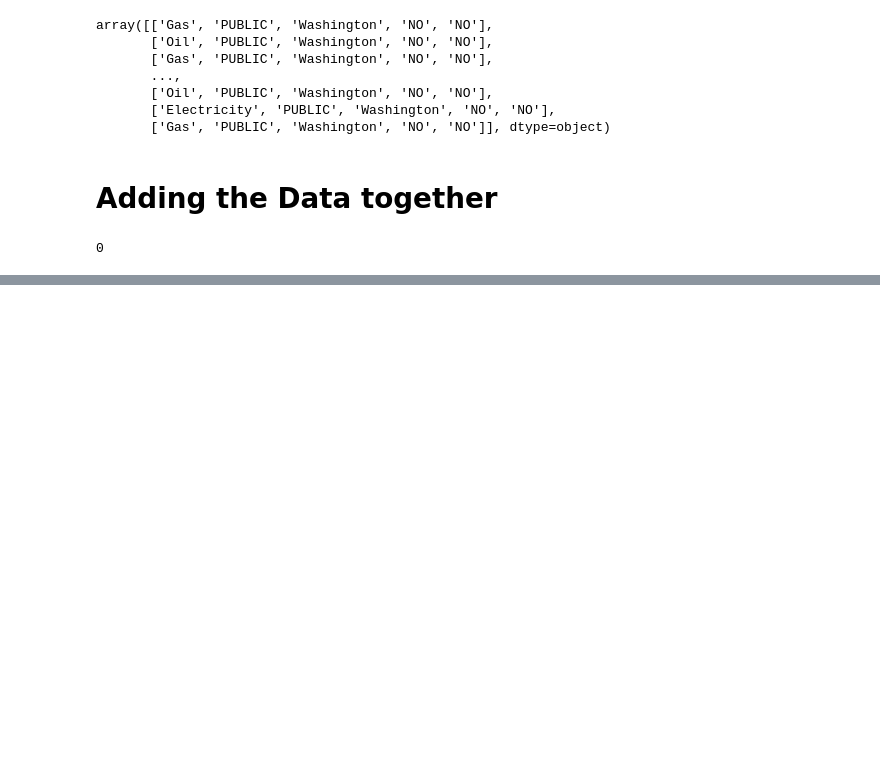
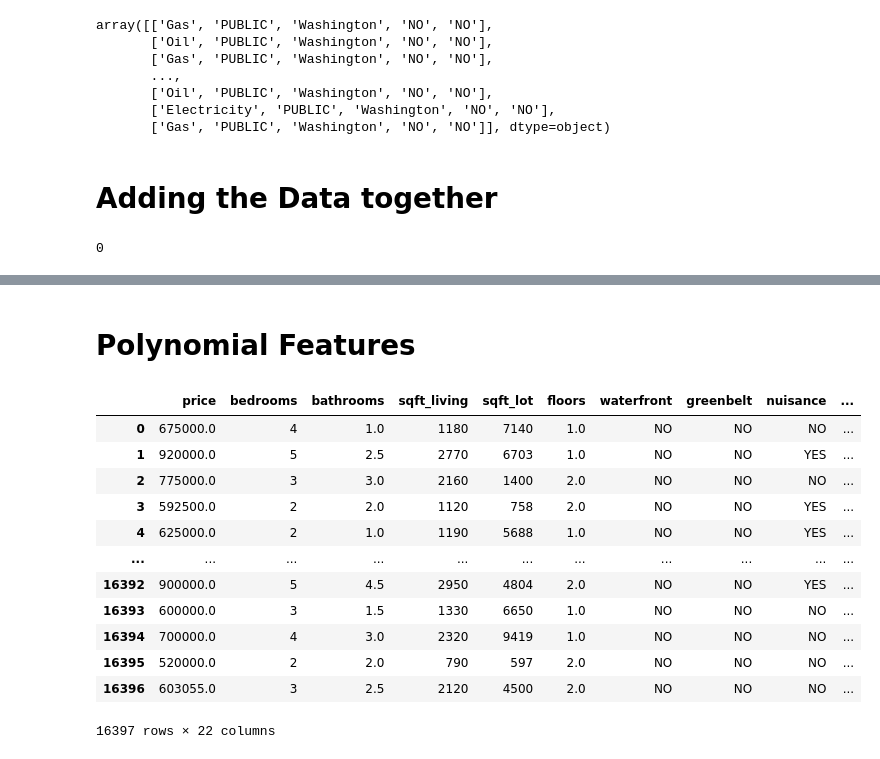
Before and after one commit to Mahmoudh22/Project_2_Housing_Predictor, a Jupyter notebook: Modeling/3. Modeling.ipynb, the cells around one changed output, grey strips where cells are left out. Saved outputs shown, nothing was run; the diff lists cells and outputs as text; code cells hidden in the pictures; blank space fills up the shorter version.

```diff
--- a/Modeling/3. Modeling.ipynb
+++ b/Modeling/3. Modeling.ipynb
@@ -178,0 +253,18 @@ X = data.drop("price", axis=1)
+# %% [markdown]
+# Polynomial Features
+# %%
+df
+# %% [output]
+|  | price | bedrooms | bathrooms | sqft_living | sqft_lot | floors | waterfront | greenbelt | nuisance | ... |
+| 0 | 675000.0 | 4 | 1.0 | 1180 | 7140 | 1.0 | NO | NO | NO | ... |
+| 1 | 920000.0 | 5 | 2.5 | 2770 | 6703 | 1.0 | NO | NO | YES | ... |
+| 2 | 775000.0 | 3 | 3.0 | 2160 | 1400 | 2.0 | NO | NO | NO | ... |
+| 3 | 592500.0 | 2 | 2.0 | 1120 | 758 | 2.0 | NO | NO | YES | ... |
+| 4 | 625000.0 | 2 | 1.0 | 1190 | 5688 | 1.0 | NO | NO | YES | ... |
+| ... | ... | ... | ... | ... | ... | ... | ... | ... | ... | ... |
+| 16392 | 900000.0 | 5 | 4.5 | 2950 | 4804 | 2.0 | NO | NO | YES | ... |
+| 16393 | 600000.0 | 3 | 1.5 | 1330 | 6650 | 1.0 | NO | NO | NO | ... |
+| 16394 | 700000.0 | 4 | 3.0 | 2320 | 9419 | 1.0 | NO | NO | NO | ... |
+| 16395 | 520000.0 | 2 | 2.0 | 790 | 597 | 2.0 | NO | NO | NO | ... |
+| 16396 | 603055.0 | 3 | 2.5 | 2120 | 4500 | 2.0 | NO | NO | NO | ... |
+16397 rows × 22 columns
```
Also changed, not shown: parts of 10 cells of this notebook, 3 other files.
